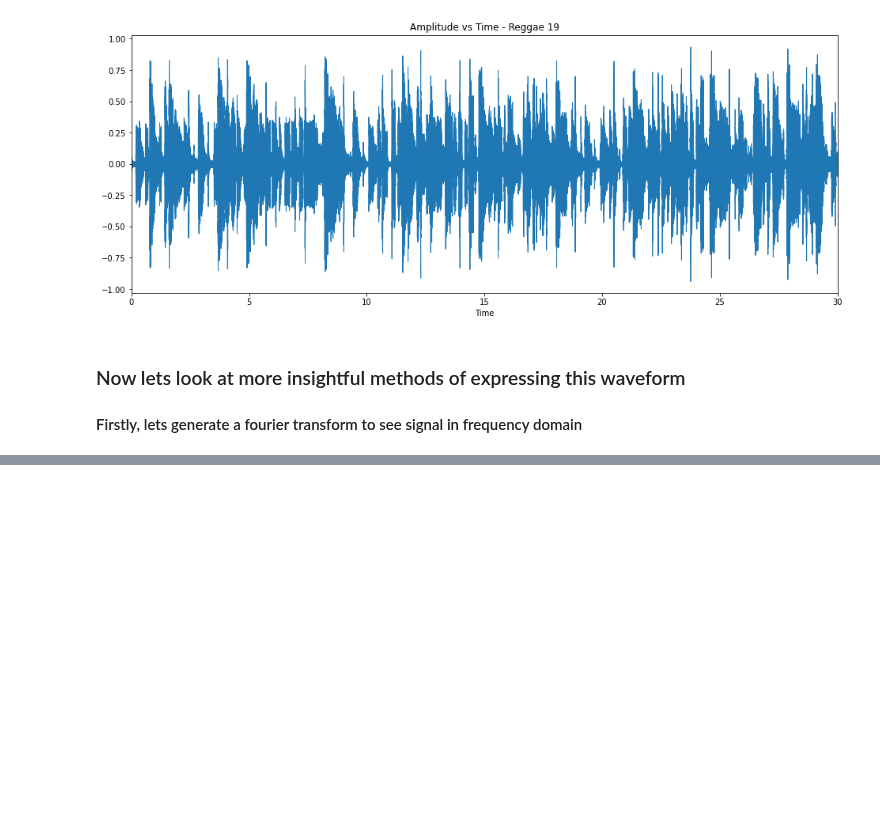
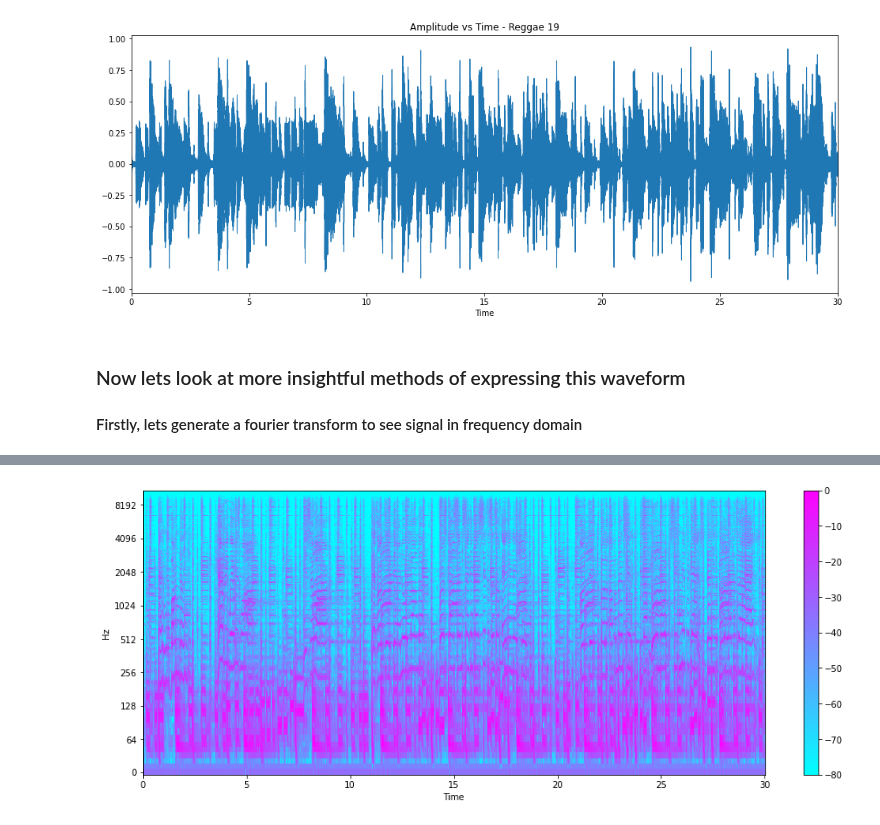
Before and after one commit to nalderman19/AudioAnalysisProject, a Jupyter notebook: audiofilefun.ipynb, the cells around one changed output, grey strips where cells are left out. Drawn from its saved outputs; the diff is of its cells as text; code cells hidden in the pictures; blank space fills up the shorter version.

```diff
--- a/audiofilefun.ipynb
+++ b/audiofilefun.ipynb
@@ -58,0 +79,10 @@ plt.xlim([0,30]);
+# %%
+# convert amplitude to decibels (ELEC 251 lol)
+dbS = lbs.amplitude_to_db(S, ref = np.max)
+
+plt.figure(figsize=(16,6))
+lbs.display.specshow(dbS, sr = sr, hop_length = fftShift, x_axis = 'time', y_axis = 'log',
+                        cmap = 'cool');
+plt.colorbar();
+# %% [output]
+[figure, added]
```
Also changed, not shown: parts of 13 cells of this notebook.
